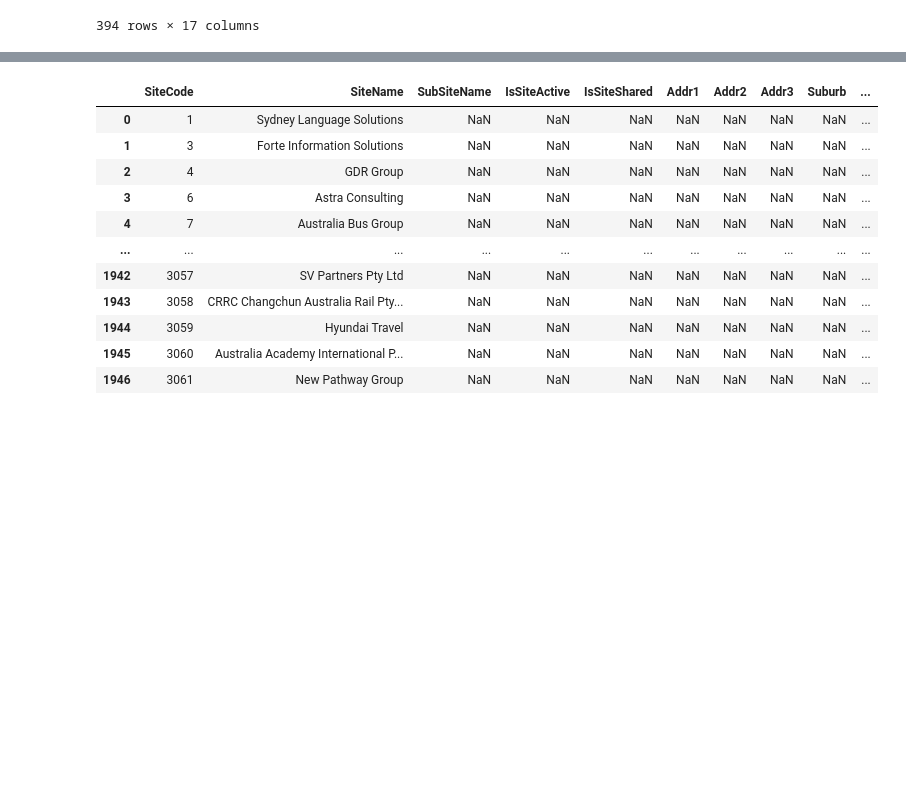
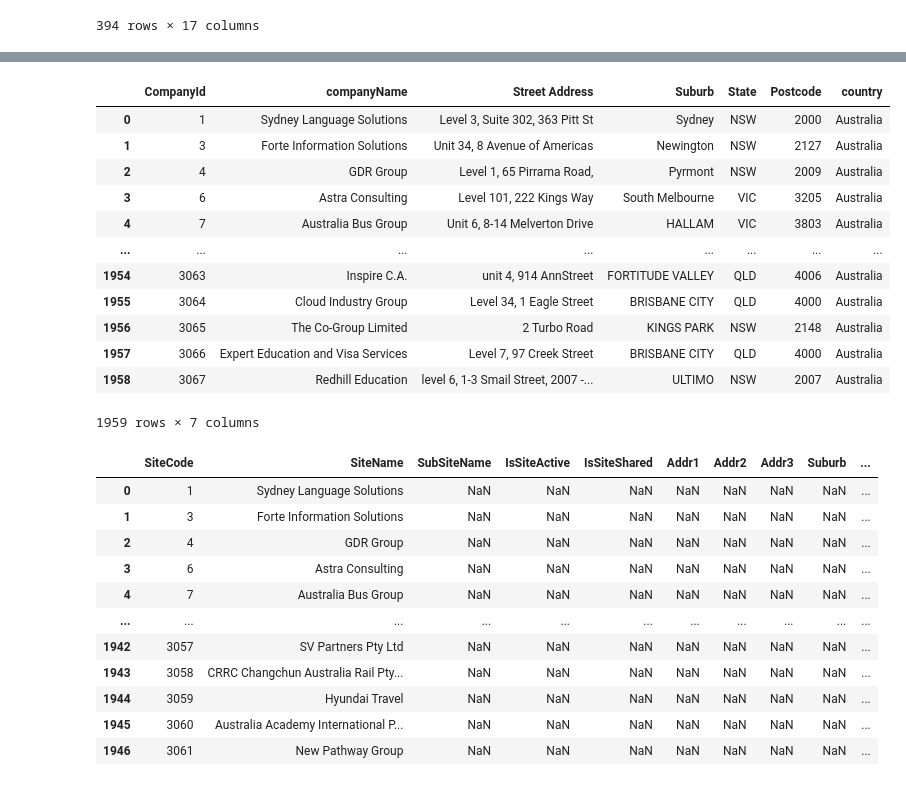
Before and after one commit to lagos-a1/ECA-data-base, a Jupyter notebook: ECA.ipynb, the cells around one changed output, grey strips where cells are left out. Cells and saved outputs as stored; diff of their text form; code cells hidden in the pictures; blank space fills up the shorter version.

```diff
--- a/ECA.ipynb
+++ b/ECA.ipynb
@@ -60,3 +60,6 @@ df2
 | 392 | 725 | Mates International Education | Nathaly Quintero | Self Sourced to ECA Hosted Company | Accounting | QLD | 16/09/19 | NaN | ... |
 | 393 | 155 | S & S Accounting | Nathaly Quintero | ECA Hosted Company | Accounting | QLD | 17/09/19 | NaN | ... |
 394 rows × 17 columns
+# %%
+uploaded3 = files.upload()
+df3 = pd.read_csv(io.StringIO(uploaded3['Address.csv'].decode('utf-8')))
@@ -63,3 +69,19 @@ df2
+# %%
+df3
+# %% [output]
+|  | CompanyId | companyName | Street Address | Suburb | State | Postcode | country |
+| 0 | 1 | Sydney Language Solutions | Level 3, Suite 302, 363 Pitt St | Sydney | NSW | 2000 | Australia |
+| 1 | 3 | Forte Information Solutions | Unit 34, 8 Avenue of Americas | Newington | NSW | 2127 | Australia |
+| 2 | 4 | GDR Group | Level 1, 65 Pirrama Road, | Pyrmont | NSW | 2009 | Australia |
+| 3 | 6 | Astra Consulting | Level 101, 222 Kings Way | South Melbourne | VIC | 3205 | Australia |
+| 4 | 7 | Australia Bus Group | Unit 6, 8-14 Melverton Drive | HALLAM | VIC | 3803 | Australia |
+| ... | ... | ... | ... | ... | ... | ... | ... |
+| 1954 | 3063 | Inspire C.A. | unit 4, 914 AnnStreet | FORTITUDE VALLEY | QLD | 4006 | Australia |
+| 1955 | 3064 | Cloud Industry Group | Level 34, 1 Eagle Street | BRISBANE CITY | QLD | 4000 | Australia |
+| 1956 | 3065 | The Co-Group Limited | 2 Turbo Road | KINGS PARK | NSW | 2148 | Australia |
+| 1957 | 3066 | Expert Education and Visa Services | Level 7, 97 Creek Street | BRISBANE CITY | QLD | 4000 | Australia |
+| 1958 | 3067 | Redhill Education | level 6, 1-3 Smail Street, 2007 -... | ULTIMO | NSW | 2007 | Australia |
+1959 rows × 7 columns
 # %%
 df['SiteCode']= df1['CC_Id']
 df['SiteName']= df1['CompanyName']
```
Also changed, not shown: parts of 5 cells of this notebook.
